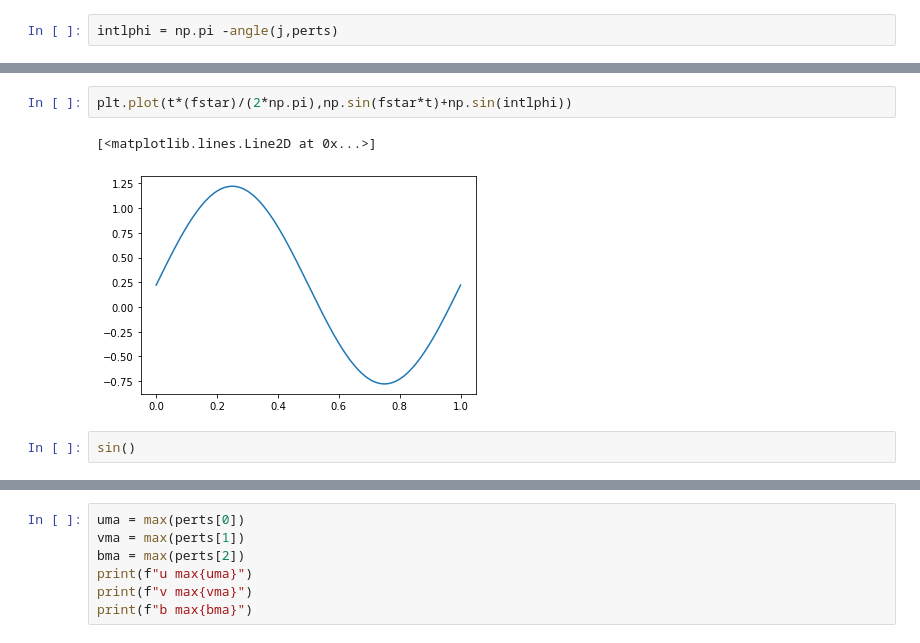
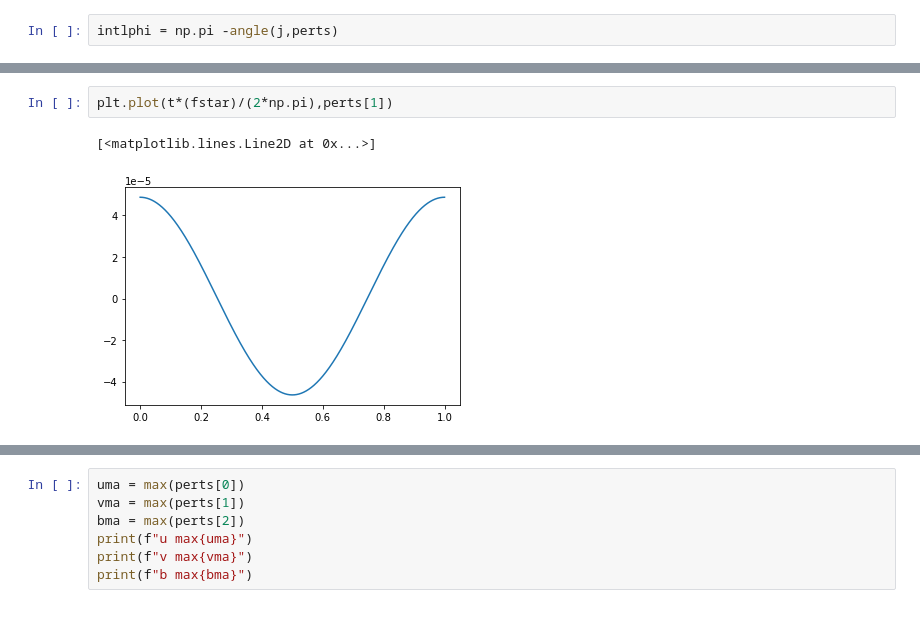
Before and after one commit to loganpknudsen/BottomBoundaryLayer, a Jupyter notebook: parameter_space_check.ipynb, the cells around one changed output, grey strips where cells are left out. Saved outputs shown, nothing was run; the diff lists cells and outputs as text.

```diff
--- a/parameter_space_check.ipynb
+++ b/parameter_space_check.ipynb
@@ -151,7 +146,5 @@ plt.plot(t*(fstar)/(2*np.pi),perts[2])
-# %%
-plt.plot(t*(fstar)/(2*np.pi),np.sin(fstar*t)+np.sin(intlphi))
-# %% [output]
-[<matplotlib.lines.Line2D at 0x...>]
-[figure, removed]
-# %%
-sin()
+# %%
+plt.plot(t*(fstar)/(2*np.pi),perts[1])
+# %% [output]
+[<matplotlib.lines.Line2D at 0x...>]
+[figure, added]
```
Also changed, not shown: parts of 21 cells of this notebook, 2 other files.
